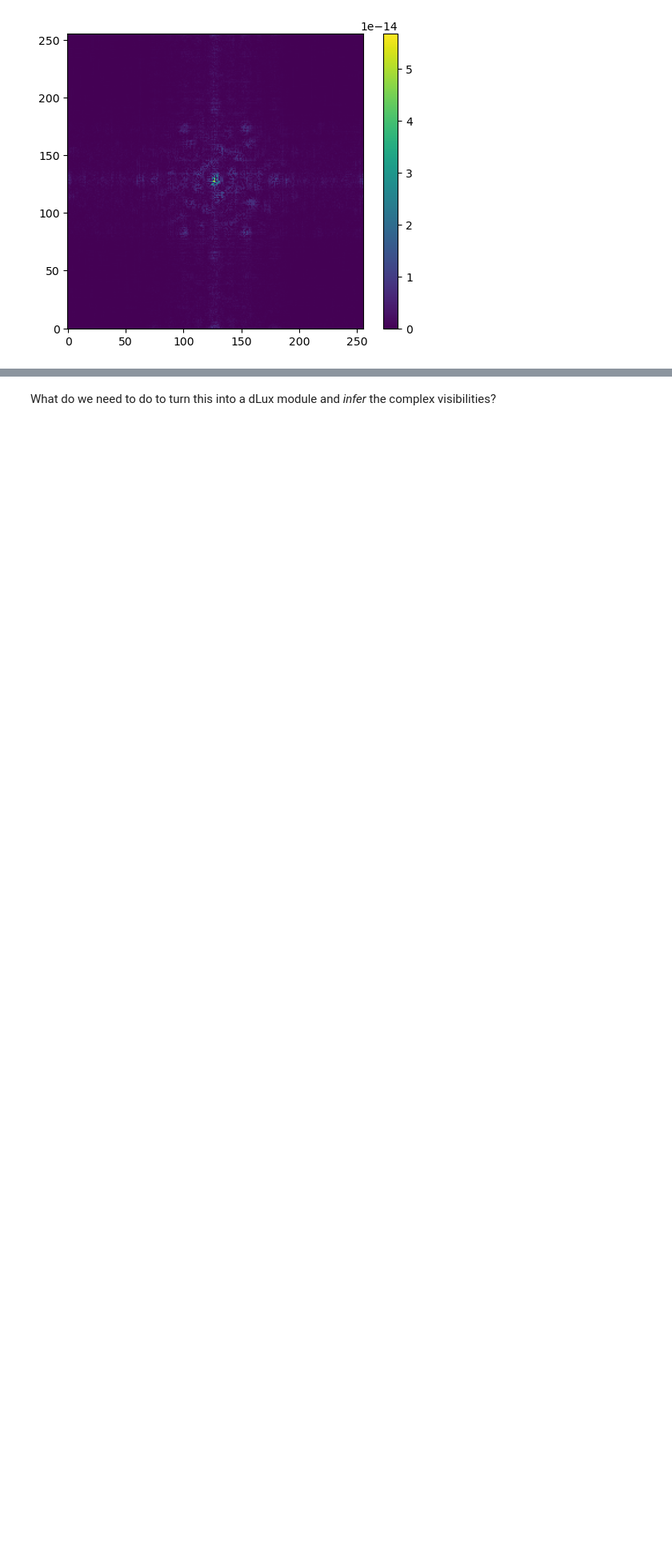
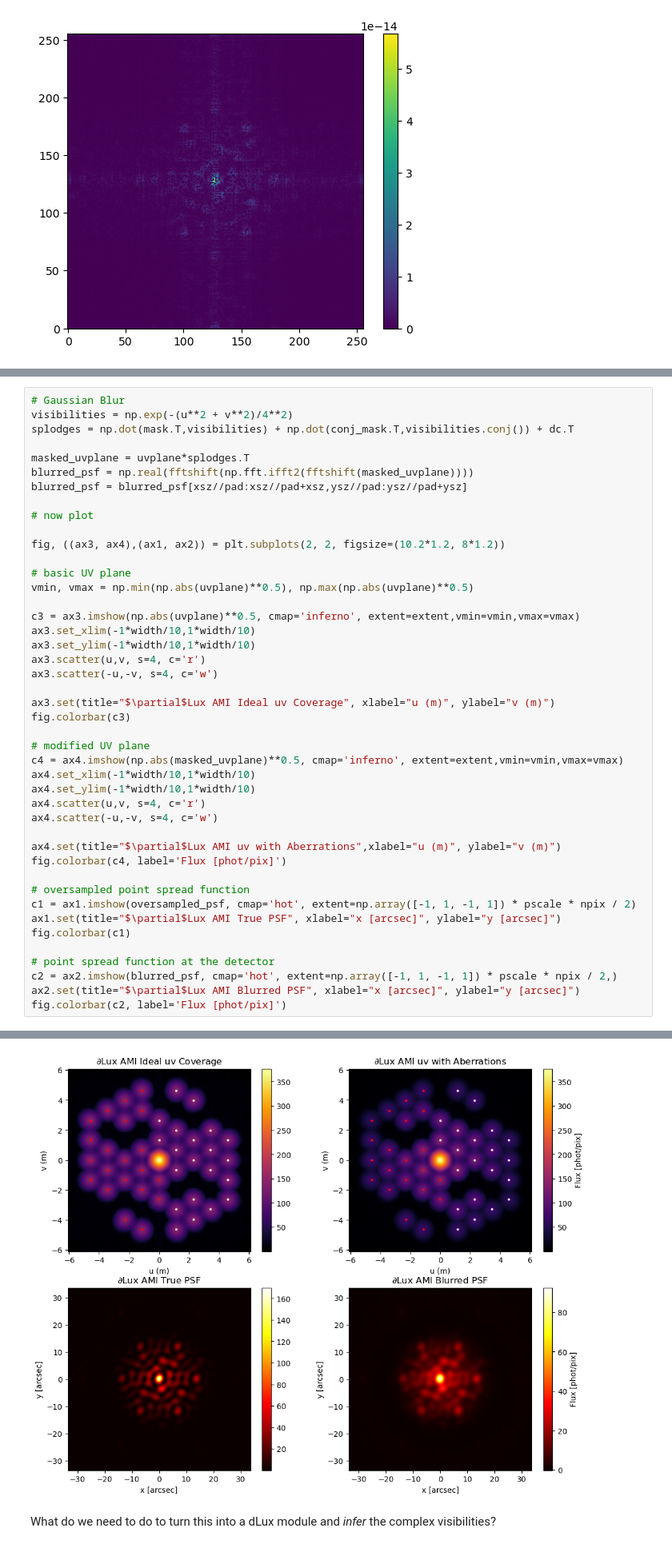
Before and after one commit to benjaminpope/ami, a Jupyter notebook: notebooks/dlux_with_splodges.ipynb, the cells around one changed output, grey strips where cells are left out. Shown at 80% size. Saved outputs shown, nothing was run; the diff lists cells and outputs as text; blank space fills up the shorter version.

Commit message:
gaussian blur to

```diff
--- a/notebooks/dlux_with_splodges.ipynb
+++ b/notebooks/dlux_with_splodges.ipynb
@@ -367,0 +373,45 @@ plt.colorbar()
+# %%
+# Gaussian Blur
+visibilities = np.exp(-(u**2 + v**2)/4**2)
+splodges = np.dot(mask.T,visibilities) + np.dot(conj_mask.T,visibilities.conj()) + dc.T
+
+masked_uvplane = uvplane*splodges.T
+blurred_psf = np.real(fftshift(np.fft.ifft2(fftshift(masked_uvplane))))
+blurred_psf = blurred_psf[xsz//pad:xsz//pad+xsz,ysz//pad:ysz//pad+ysz]
+
+# now plot
+
+fig, ((ax3, ax4),(ax1, ax2)) = plt.subplots(2, 2, figsize=(10.2*1.2, 8*1.2))
+
+# basic UV plane
+vmin, vmax = np.min(np.abs(uvplane)**0.5), np.max(np.abs(uvplane)**0.5)
+
+c3 = ax3.imshow(np.abs(uvplane)**0.5, cmap='inferno', extent=extent,vmin=vmin,vmax=vmax)
+ax3.set_xlim(-1*width/10,1*width/10)
+ax3.set_ylim(-1*width/10,1*width/10)
+ax3.scatter(u,v, s=4, c='r')
+ax3.scatter(-u,-v, s=4, c='w')
+
+ax3.set(title="$\partial$Lux AMI Ideal uv Coverage", xlabel="u (m)", ylabel="v (m)")
+fig.colorbar(c3)
+
+# modified UV plane
+c4 = ax4.imshow(np.abs(masked_uvplane)**0.5, cmap='inferno', extent=extent,vmin=vmin,vmax=vmax)
+ax4.set_xlim(-1*width/10,1*width/10)
+ax4.set_ylim(-1*width/10,1*width/10)
+ax4.scatter(u,v, s=4, c='r')
+ax4.scatter(-u,-v, s=4, c='w')
+
+ax4.set(title="$\partial$Lux AMI uv with Aberrations",xlabel="u (m)", ylabel="v (m)")
+fig.colorbar(c4, label='Flux [phot/pix]')
+
+# oversampled point spread function
+c1 = ax1.imshow(oversampled_psf, cmap='hot', extent=np.array([-1, 1, -1, 1]) * pscale * npix / 2)
+ax1.set(title="$\partial$Lux AMI True PSF", xlabel="x [arcsec]", ylabel="y [arcsec]")
+fig.colorbar(c1)
+
+# point spread function at the detector
+c2 = ax2.imshow(blurred_psf, cmap='hot', extent=np.array([-1, 1, -1, 1]) * pscale * npix / 2,)
+ax2.set(title="$\partial$Lux AMI Blurred PSF", xlabel="x [arcsec]", ylabel="y [arcsec]")
+fig.colorbar(c2, label='Flux [phot/pix]')
+# %% [output]
@@ -368,2 +419,3 @@ plt.colorbar()
+[figure, added]
 # %% [markdown]
 What do we need to do to turn this into a dLux module and *infer* the complex visibilities?
```
Also changed, not shown: parts of 4 cells of this notebook.
